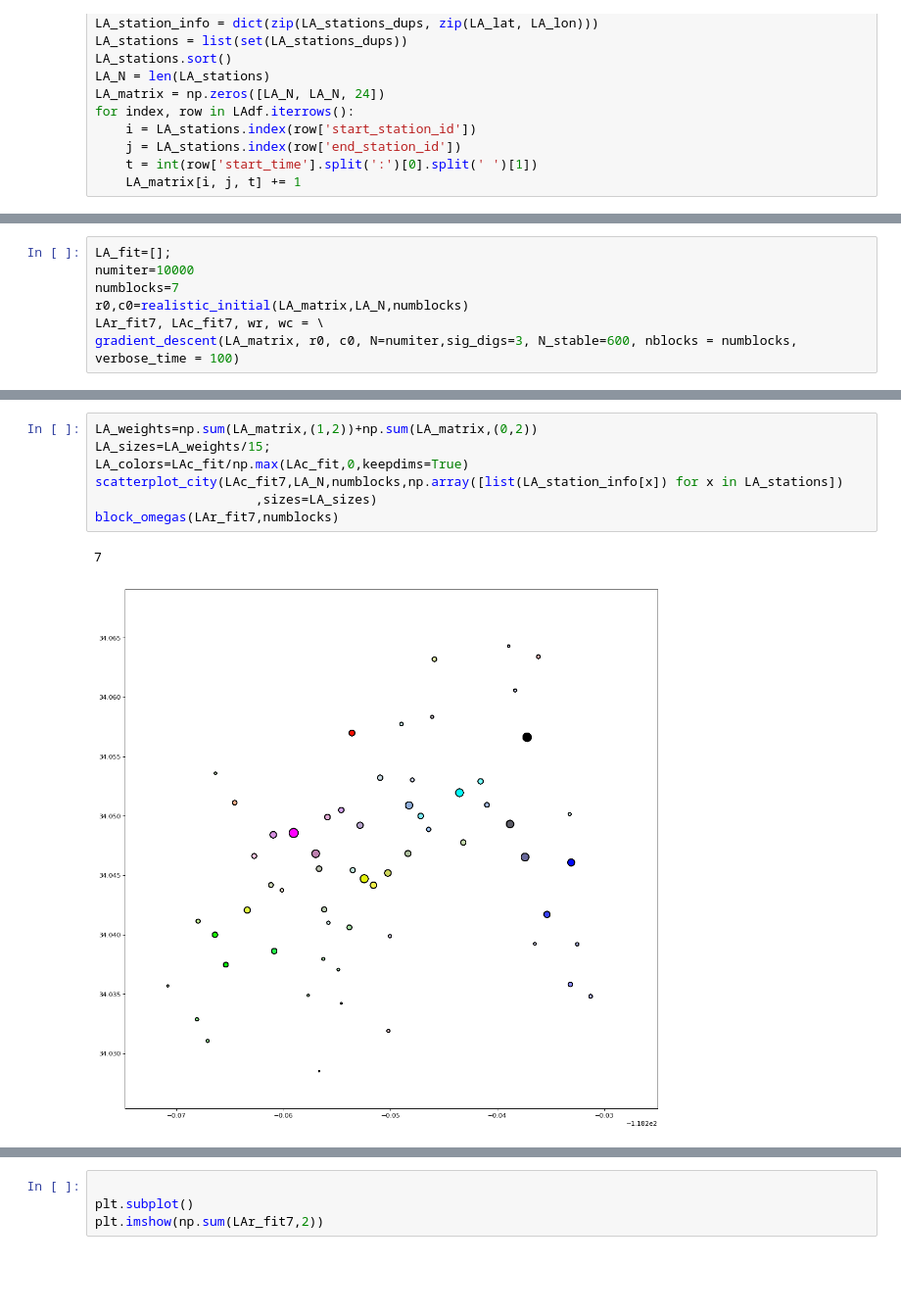
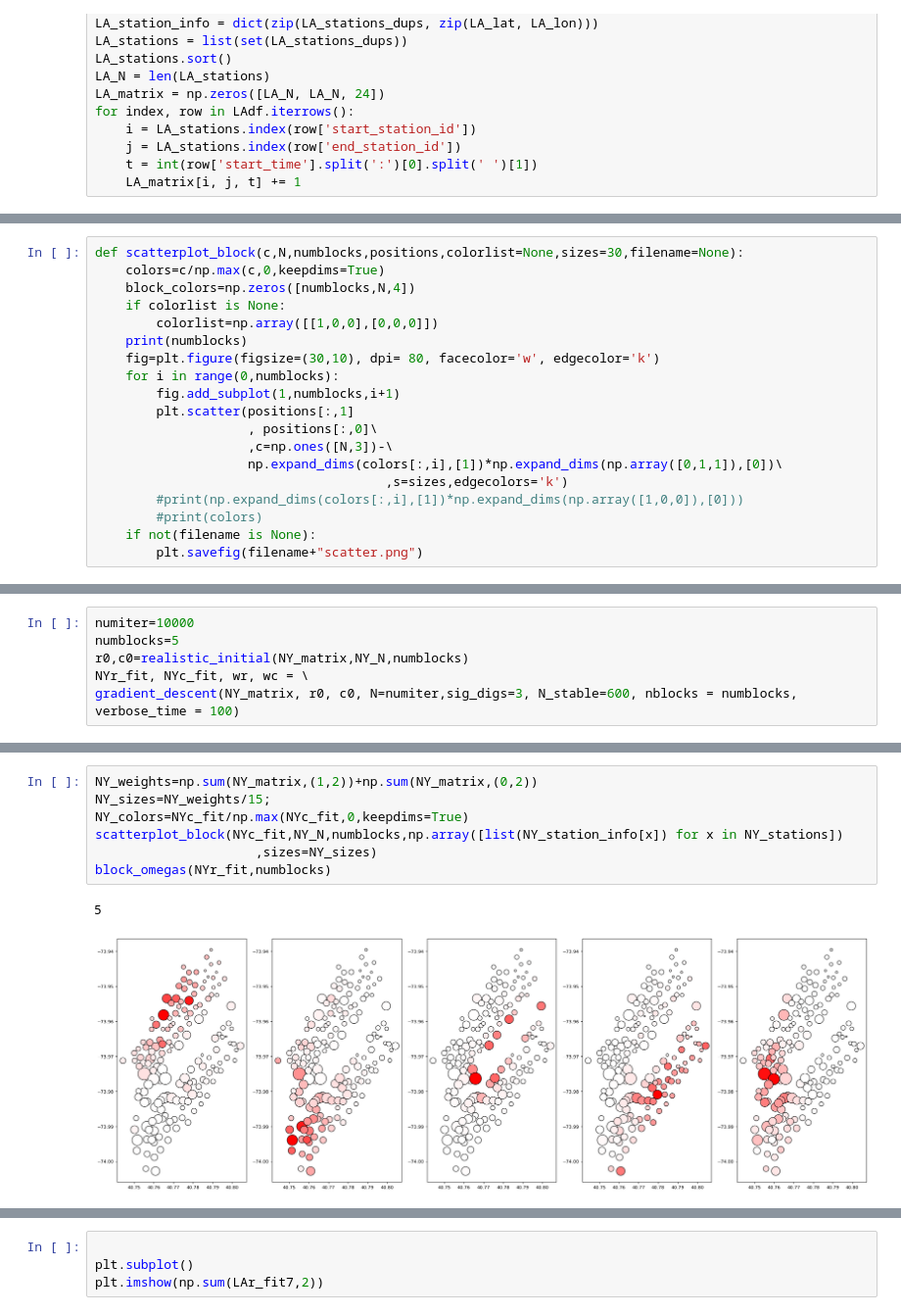
Before and after one commit to cmentus/tdsbm_supplementary_material, a Jupyter notebook: mixed_model_implementation_python/SBMexploration.ipynb, the cells around one changed output, grey strips where cells are left out. Shown at 98% size. Drawn from its saved outputs; the diff is of its cells as text; blank space fills up the shorter version.

```diff
--- a/mixed_model_implementation_python/SBMexploration.ipynb
+++ b/mixed_model_implementation_python/SBMexploration.ipynb
@@ -93,0 +97,19 @@ plt.imshow(np.sum(LAr_fit,2))
+# %%
+def scatterplot_block(c,N,numblocks,positions,colorlist=None,sizes=30,filename=None):
+    colors=c/np.max(c,0,keepdims=True)
+    block_colors=np.zeros([numblocks,N,4])
+    if colorlist is None:
+        colorlist=np.array([[1,0,0],[0,0,0]])
+    print(numblocks)
+    fig=plt.figure(figsize=(30,10), dpi= 80, facecolor='w', edgecolor='k')
+    for i in range(0,numblocks):
+        fig.add_subplot(1,numblocks,i+1)
+        plt.scatter(positions[:,1]
+                    , positions[:,0]\
+                    ,c=np.ones([N,3])-\
+                    np.expand_dims(colors[:,i],[1])*np.expand_dims(np.array([0,1,1]),[0])\
+                                      ,s=sizes,edgecolors='k')
+        #print(np.expand_dims(colors[:,i],[1])*np.expand_dims(np.array([1,0,0]),[0]))
+        #print(colors)
+    if not(filename is None):
+        plt.savefig(filename+"scatter.png")
@@ -94,9 +122,8 @@ plt.imshow(np.sum(LAr_fit,2))
 # %%
-LA_fit=[];
 numiter=10000
-numblocks=7
-r0,c0=realistic_initial(LA_matrix,LA_N,numblocks)
-LAr_fit7, LAc_fit7, wr, wc = \
-gradient_descent(LA_matrix, r0, c0, N=numiter,sig_digs=3, N_stable=600, nblocks = numblocks, verbose_time = 100)
+numblocks=5
+r0,c0=realistic_initial(NY_matrix,NY_N,numblocks)
+NYr_fit, NYc_fit, wr, wc = \
+gradient_descent(NY_matrix, r0, c0, N=numiter,sig_digs=3, N_stable=600, nblocks = numblocks, verbose_time = 100)
 # %% [output]
 N:       C_RelChange     R_RelChange     log_like        d_log_like      time(s)
@@ -121,11 +148,11 @@ N:       C_RelChange     R_RelChange     log_like        d_log_like      time(s)
 Stopping criterion met
 # %%
-LA_weights=np.sum(LA_matrix,(1,2))+np.sum(LA_matrix,(0,2))
-LA_sizes=LA_weights/15;
-LA_colors=LAc_fit/np.max(LAc_fit,0,keepdims=True)
-scatterplot_city(LAc_fit7,LA_N,numblocks,np.array([list(LA_station_info[x]) for x in LA_stations])
-                     ,sizes=LA_sizes)
-block_omegas(LAr_fit7,numblocks)
+NY_weights=np.sum(NY_matrix,(1,2))+np.sum(NY_matrix,(0,2))
+NY_sizes=NY_weights/15;
+NY_colors=NYc_fit/np.max(NYc_fit,0,keepdims=True)
+scatterplot_block(NYc_fit,NY_N,numblocks,np.array([list(NY_station_info[x]) for x in NY_stations])
+                     ,sizes=NY_sizes)
+block_omegas(NYr_fit,numblocks)
 # %% [output]
-7
+5
-[figure, old version]
+[figure, new version]
```
Also changed, not shown: parts of 7 cells of this notebook.
